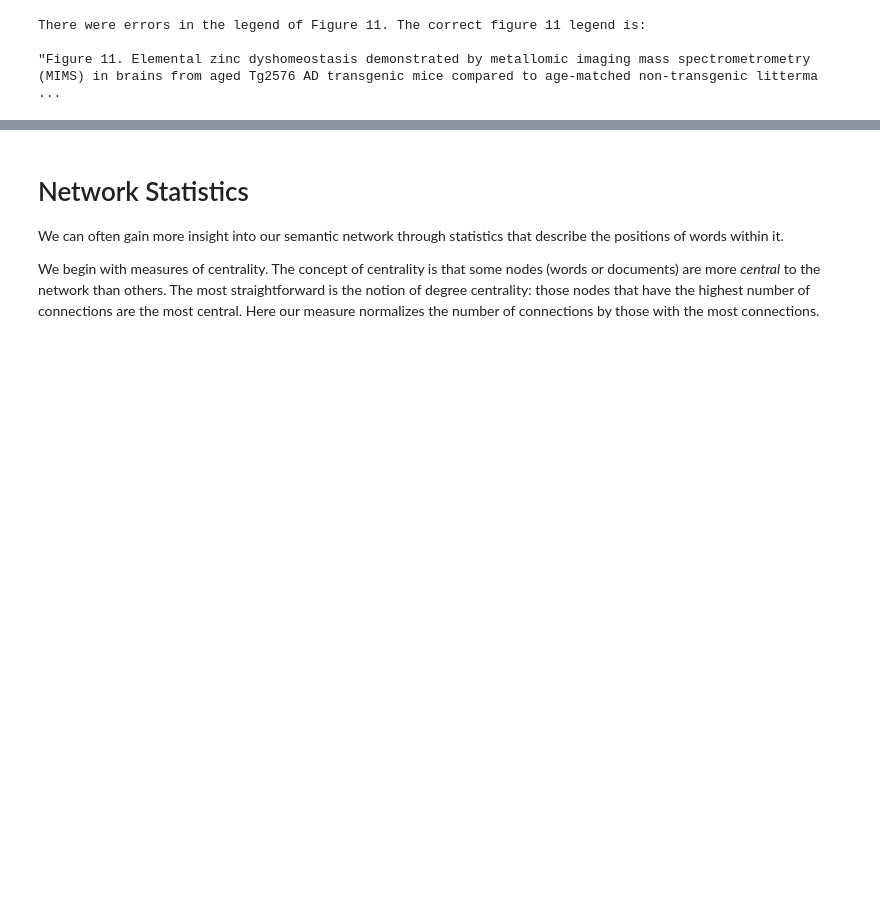
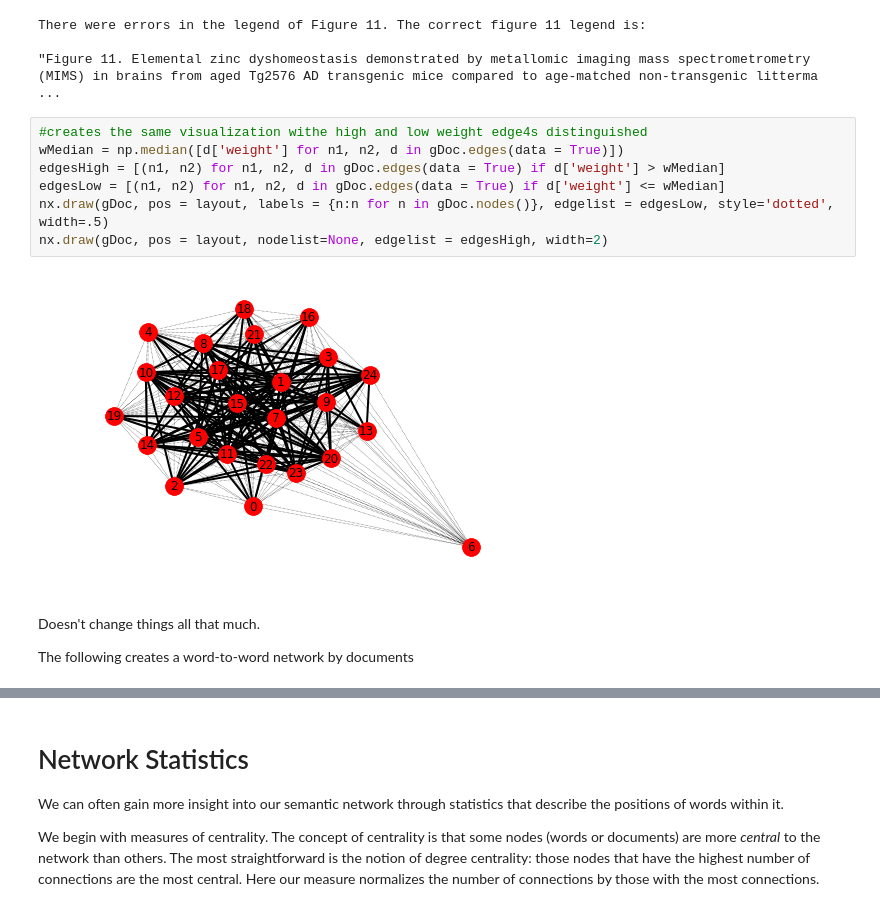
Before and after one commit to TimothyElder/content-analysis-2018, a Jupyter notebook: 8-Semantic-Networks/8-Semantic-Networks.ipynb, the cells around one changed output, grey strips where cells are left out. Cells and saved outputs as stored; diff of their text form; blank space fills up the shorter version.

```diff
--- a/8-Semantic-Networks/8-Semantic-Networks.ipynb
+++ b/8-Semantic-Networks/8-Semantic-Networks.ipynb
@@ -581,3 +593,16 @@ print(plos_df['Article Contents'].iloc[6])
 There were errors in the legend of Figure 11. The correct figure 11 legend is:
 
 "Figure 11. Elemental zinc dyshomeostasis demonstrated by metallomic imaging mass spectrometrometry (MIMS) in brains from aged Tg2576 AD transgenic mice compared to age-matched non-transgenic litterma ...
+# %%
+#creates the same visualization withe high and low weight edge4s distinguished
+wMedian = np.median([d['weight'] for n1, n2, d in gDoc.edges(data = True)])
+edgesHigh = [(n1, n2) for n1, n2, d in gDoc.edges(data = True) if d['weight'] > wMedian]
+edgesLow = [(n1, n2) for n1, n2, d in gDoc.edges(data = True) if d['weight'] <= wMedian]
+nx.draw(gDoc, pos = layout, labels = {n:n for n in gDoc.nodes()}, edgelist = edgesLow, style='dotted', width=.5)
+nx.draw(gDoc, pos = layout, nodelist=None, edgelist = edgesHigh, width=2)
+# %% [output]
+[figure, added]
+# %% [markdown]
+Doesn't change things all that much.
+
+The following creates a word-to-word network by documents
```
Also changed, not shown: parts of 123 cells of this notebook.
